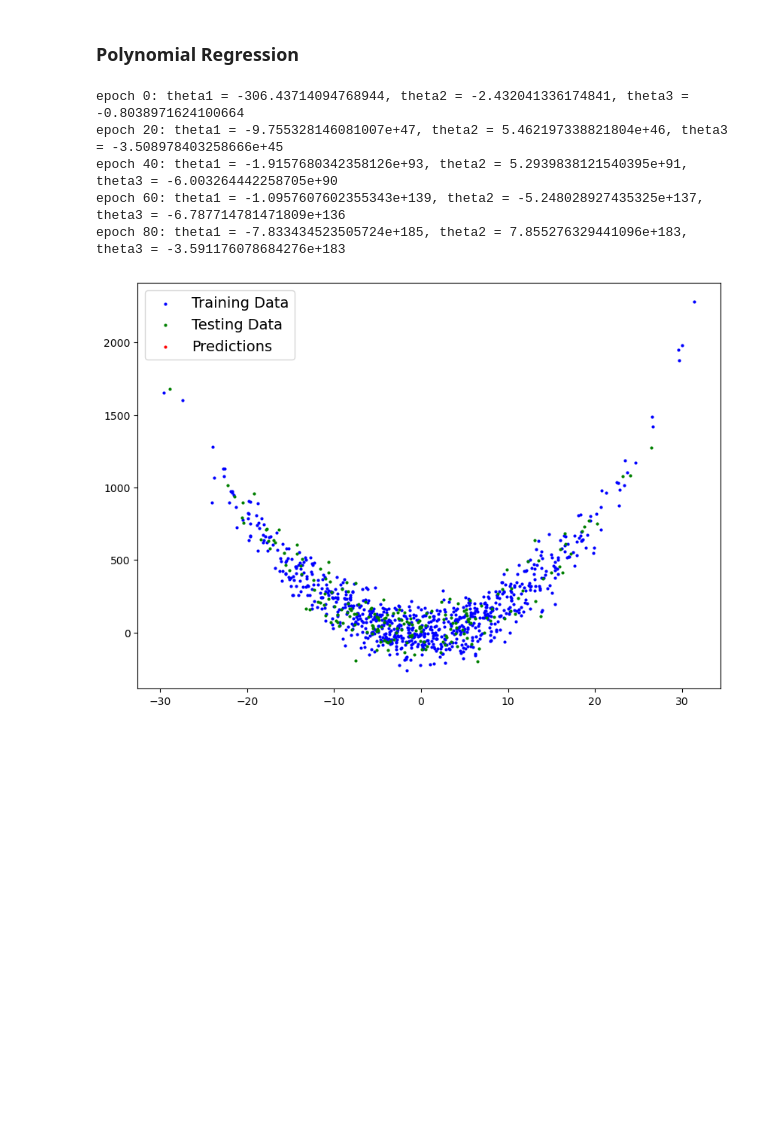
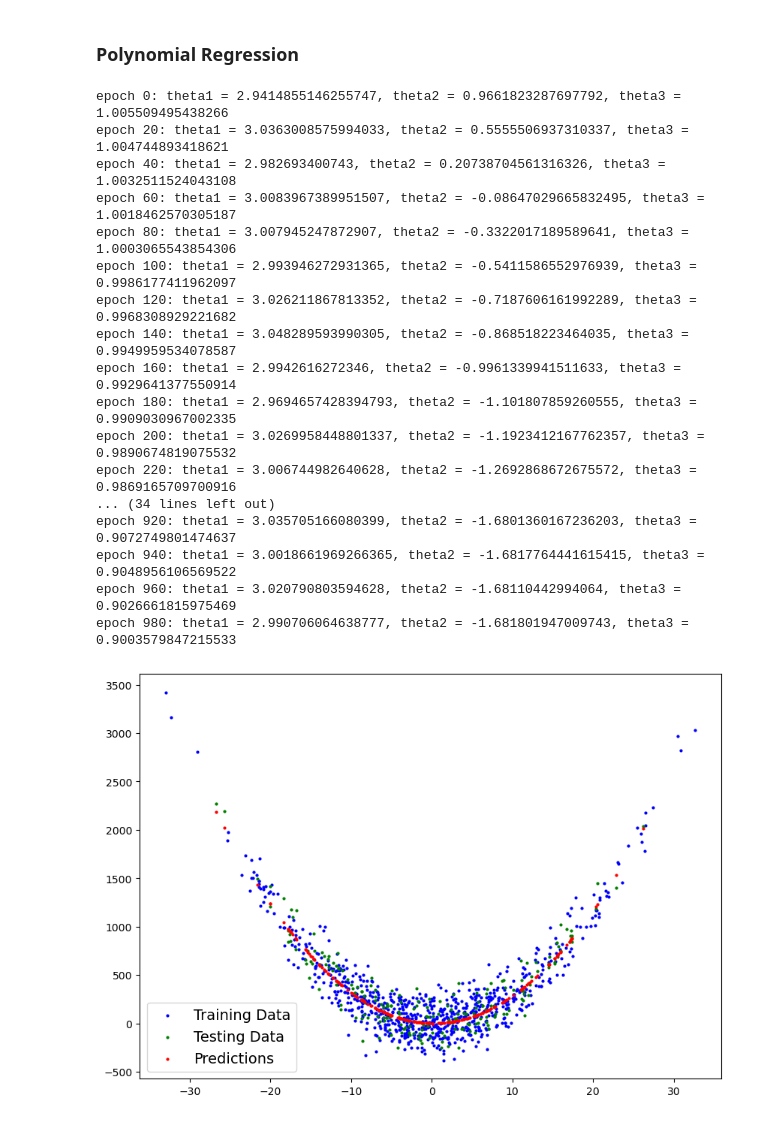
Before and after one commit to Syed-A-Naqvi/machine_learning, a Jupyter notebook: python_machine_learning/pytorch/pytorch_workflow_fundamentals.ipynb, the cells around one changed output. Drawn from its saved outputs; the diff is of its cells as text; code cells hidden in the pictures; blank space fills up the shorter version.

Commit message:
successfully trained a polynomial regression model from scratch using pytorch

```diff
--- a/python_machine_learning/pytorch/pytorch_workflow_fundamentals.ipynb
+++ b/python_machine_learning/pytorch/pytorch_workflow_fundamentals.ipynb
@@ -11,14 +11,11 @@ import time
 # %%
 device = 'cuda' if torch.cuda.is_available() else 'cpu'
 # %%
-# known parameters
-weight = 2
-bias = 3
-
 # generate data using known parameters, we will try and learn these parameters during training
+# X = 10*torch.randn(size=(1000,1), device=device)
 X = 10*torch.randn(size=(1000,1), device=device)
-y = weight * X**2 + bias
-noise = 100*torch.randn(size=(1000,1), device=device)
+y =  3*(X**2) - 2*X + 4
+noise = 150*torch.randn(size=(1000,1), device=device)
 y = y + noise
 # %%
 # create training and testing splits
@@ -103,7 +82,9 @@ def h_theta(x, params):
 
 def gradient_descent(data, labels, weight, bias, lr, num_batches):
 
-    shuffle(data,labels)
+    randomidxs = torch.randperm(len(data))
+    data = data[randomidxs]
+    labels = labels[randomidxs]
 
     batchsize = int(len(data)/num_batches)
 
@@ -147,42 +128,56 @@ def h_theta_poly(x, params):
 
 def gradient_descent(data, labels, params, lr, num_batches):
 
-    shuffle(data,labels)
+    randomidxs = torch.randperm(len(data))
+    data = data[randomidxs]
+    labels = labels[randomidxs]
 
     batchsize = int(len(data)/num_batches)
 
     for n in range(num_batches):
 
         data_minibatch = data[n*batchsize:(n+1)*batchsize]
         labels_minibatch = labels[n*batchsize:(n+1)*batchsize]
 
         theta1_grad = 0
         theta2_grad = 0
         theta3_grad = 0
 
         for x,y in zip(data_minibatch,labels_minibatch):
             pred = h_theta_poly(x.item(),params)
             theta1_grad += (pred-y.item())*(x.item()**2)
             theta2_grad += (pred-y.item())*(x.item())
             theta3_grad += (pred-y.item())
 
         params[0] = params[0] - lr*(theta1_grad/len(data_minibatch))
         params[1] = params[1] - lr*(theta2_grad/len(data_minibatch))
         params[2] = params[2] - lr*(theta3_grad/len(data_minibatch))
 
     return params
 
 params = [1,1,1]
-for epoch in range(100):
-    params = gradient_descent(X_train, y_train, params, 0.0001, 8)
+for epoch in range(1000):
+    params = gradient_descent(X_train, y_train, params, 0.00001, 8)
     if(epoch % 20 == 0):
         print(f"epoch {epoch}: theta1 = {params[0]}, theta2 = {params[1]}, theta3 = {params[2]}")
 
 plot_predictions(X_train, y_train, X_test, y_test, h_theta_poly(X_test, params))
 # %% [output]
-epoch 0: theta1 = -306.43714094768944, theta2 = -2.432041336174841, theta3 = -0.8038971624100664
-epoch 20: theta1 = -9.755328146081007e+47, theta2 = 5.462197338821804e+46, theta3 = -3.508978403258666e+45
-epoch 40: theta1 = -1.9157680342358126e+93, theta2 = 5.2939838121540395e+91, theta3 = -6.003264442258705e+90
-epoch 60: theta1 = -1.0957607602355343e+139, theta2 = -5.248028927435325e+137, theta3 = -6.787714781471809e+136
-epoch 80: theta1 = -7.833434523505724e+185, theta2 = 7.855276329441096e+183, theta3 = -3.591176078684276e+183
+epoch 0: theta1 = 2.9414855146255747, theta2 = 0.9661823287697792, theta3 = 1.005509495438266
+epoch 20: theta1 = 3.0363008575994033, theta2 = 0.5555506937310337, theta3 = 1.004744893418621
+epoch 40: theta1 = 2.982693400743, theta2 = 0.20738704561316326, theta3 = 1.0032511524043108
+epoch 60: theta1 = 3.0083967389951507, theta2 = -0.08647029665832495, theta3 = 1.0018462570305187
+epoch 80: theta1 = 3.007945247872907, theta2 = -0.3322017189589641, theta3 = 1.0003065543854306
+epoch 100: theta1 = 2.993946272931365, theta2 = -0.5411586552976939, theta3 = 0.9986177411962097
+epoch 120: theta1 = 3.026211867813352, theta2 = -0.7187606161992289, theta3 = 0.9968308929221682
+epoch 140: theta1 = 3.048289593990305, theta2 = -0.868518223464035, theta3 = 0.9949959534078587
+epoch 160: theta1 = 2.9942616272346, theta2 = -0.9961339941511633, theta3 = 0.9929641377550914
+epoch 180: theta1 = 2.9694657428394793, theta2 = -1.101807859260555, theta3 = 0.9909030967002335
+epoch 200: theta1 = 3.0269958448801337, theta2 = -1.1923412167762357, theta3 = 0.9890674819075532
+epoch 220: theta1 = 3.006744982640628, theta2 = -1.2692868672675572, theta3 = 0.9869165709700916
+... (34 lines left out)
+epoch 920: theta1 = 3.035705166080399, theta2 = -1.6801360167236203, theta3 = 0.9072749801474637
+epoch 940: theta1 = 3.0018661969266365, theta2 = -1.6817764441615415, theta3 = 0.9048956106569522
+epoch 960: theta1 = 3.020790803594628, theta2 = -1.68110442994064, theta3 = 0.9026661815975469
+epoch 980: theta1 = 2.990706064638777, theta2 = -1.681801947009743, theta3 = 0.9003579847215533
-[figure, old version]
+[figure, new version]
```
Also changed, not shown: parts of 7 cells of this notebook.
